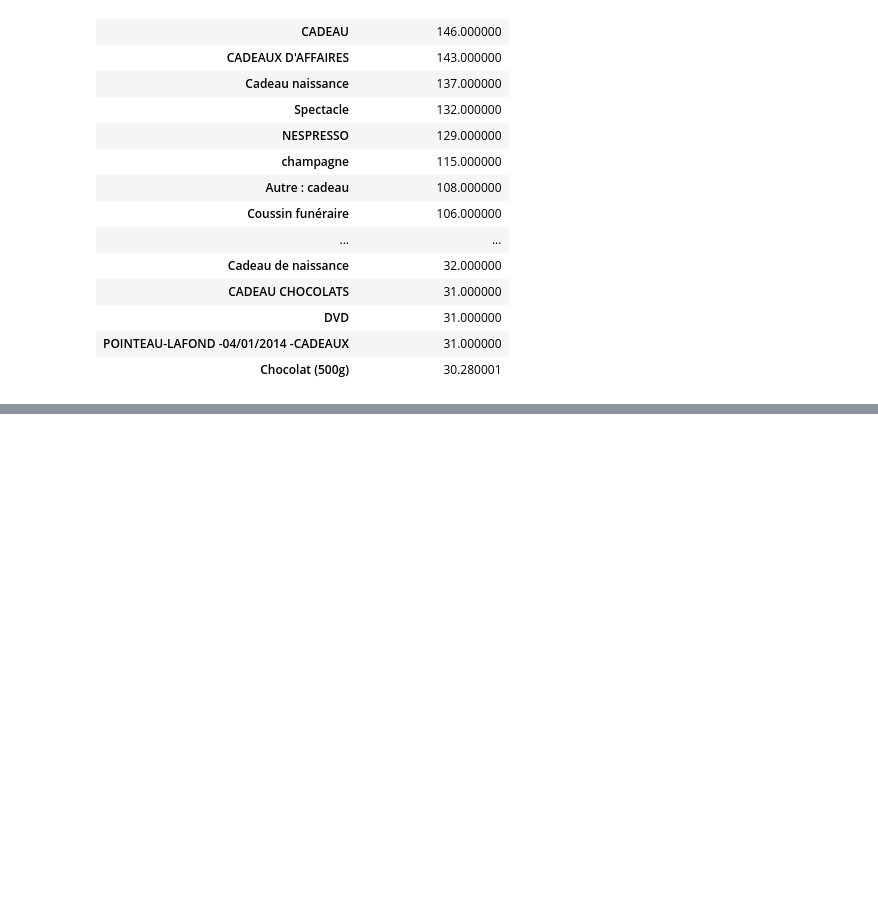
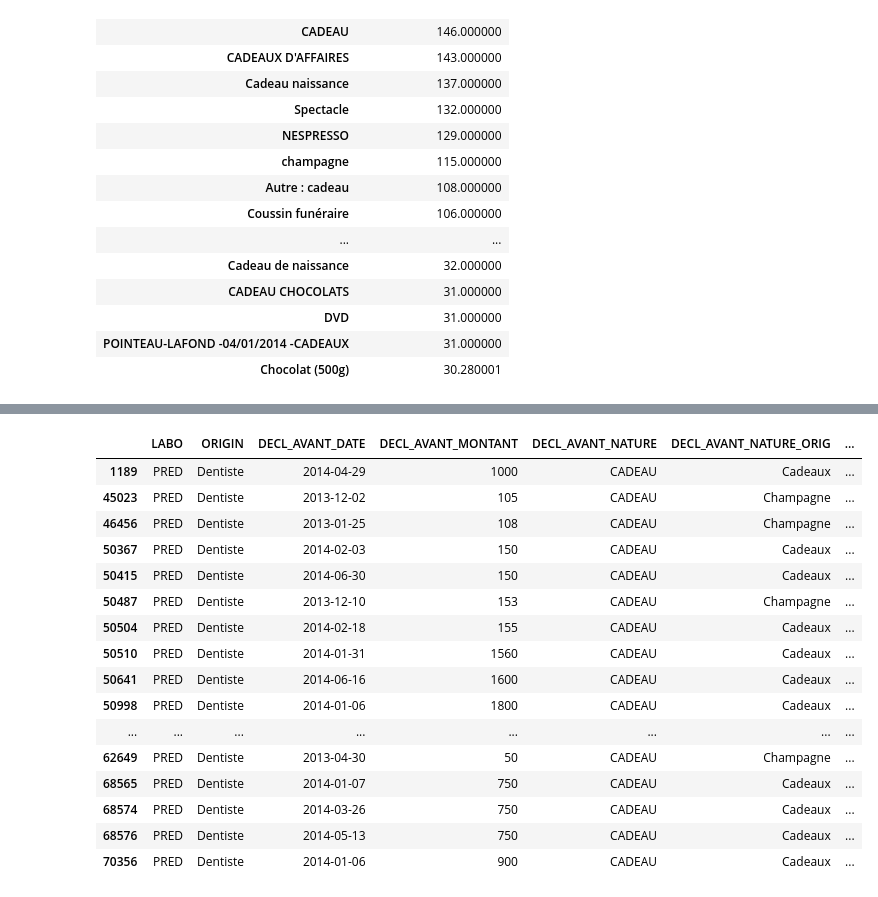
Before and after one commit to regardscitoyens/sunshine-data, a Jupyter notebook: exploitations/cadeaux/cadeaux.ipynb, the cells around one changed output, grey strips where cells are left out. Saved outputs shown, nothing was run; the diff lists cells and outputs as text; code cells hidden in the pictures; blank space fills up the shorter version.

```diff
--- a/exploitations/cadeaux/cadeaux.ipynb
+++ b/exploitations/cadeaux/cadeaux.ipynb
@@ -128,0 +144,20 @@ cadeaux[['LABO','DECL_AVANT_MONTANT']].groupby('LABO').sum().sort('DECL_AVANT_MO
+# %%
+cadeaux[cadeaux.LABO == "PRED"]
+# %% [output]
+|  | LABO | ORIGIN | DECL_AVANT_DATE | DECL_AVANT_MONTANT | DECL_AVANT_NATURE | DECL_AVANT_NATURE_ORIG | ... |
+| 1189 | PRED | Dentiste | 2014-04-29 | 1000 | CADEAU | Cadeaux | ... |
+| 45023 | PRED | Dentiste | 2013-12-02 | 105 | CADEAU | Champagne | ... |
+| 46456 | PRED | Dentiste | 2013-01-25 | 108 | CADEAU | Champagne | ... |
+| 50367 | PRED | Dentiste | 2014-02-03 | 150 | CADEAU | Cadeaux | ... |
+| 50415 | PRED | Dentiste | 2014-06-30 | 150 | CADEAU | Cadeaux | ... |
+| 50487 | PRED | Dentiste | 2013-12-10 | 153 | CADEAU | Champagne | ... |
+| 50504 | PRED | Dentiste | 2014-02-18 | 155 | CADEAU | Cadeaux | ... |
+| 50510 | PRED | Dentiste | 2014-01-31 | 1560 | CADEAU | Cadeaux | ... |
+| 50641 | PRED | Dentiste | 2014-06-16 | 1600 | CADEAU | Cadeaux | ... |
+| 50998 | PRED | Dentiste | 2014-01-06 | 1800 | CADEAU | Cadeaux | ... |
+| ... | ... | ... | ... | ... | ... | ... | ... |
+| 62649 | PRED | Dentiste | 2013-04-30 | 50 | CADEAU | Champagne | ... |
+| 68565 | PRED | Dentiste | 2014-01-07 | 750 | CADEAU | Cadeaux | ... |
+| 68574 | PRED | Dentiste | 2014-03-26 | 750 | CADEAU | Cadeaux | ... |
+| 68576 | PRED | Dentiste | 2014-05-13 | 750 | CADEAU | Cadeaux | ... |
+| 70356 | PRED | Dentiste | 2014-01-06 | 900 | CADEAU | Cadeaux | ... |
```
Also changed, not shown: parts of 10 cells of this notebook.
